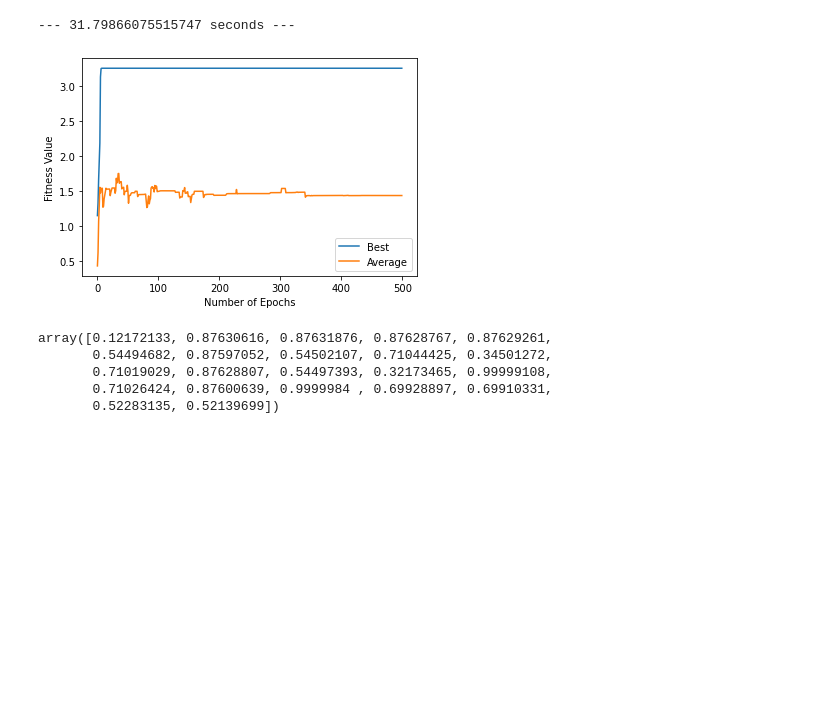
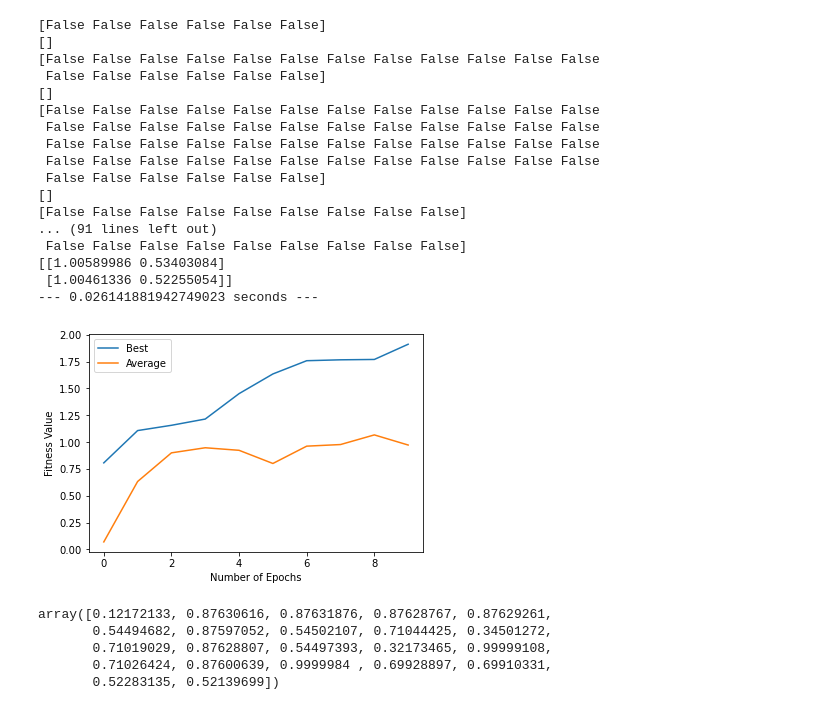
Before and after one commit to pdcos/evolutionary_algorithms, a Jupyter notebook: notebooks/optainet_loop.ipynb, the cells around one changed output. Drawn from its saved outputs; the diff is of its cells as text; code cells hidden in the pictures; blank space fills up the shorter version.

```diff
--- a/notebooks/optainet_loop.ipynb
+++ b/notebooks/optainet_loop.ipynb
@@ -137,6 +137,9 @@ class OptAiNet():
 
         self.max_fitness = self.curr_f_max
         self.min_fitness = self.curr_f_min
+        if self.max_fitness == 0:
+            self.max_fitness = 0.01
+
         # if self.max_fitness < self.curr_f_max:
         #     self.max_fitness = self.curr_f_max
         # if self.min_fitness > self.curr_f_min:
@@ -303,38 +306,54 @@ class OptAiNet():
             #     break
             self.add_newcomers()
             self.fitness_evaluation()
         print("--- %s seconds ---" % (time.time() - start_time))
         return self.best_ind
 
     def plot(self):
         plt.plot(self.best_ind_list, label="Best")
         plt.plot(self.avg_ind_list, label="Average")
         plt.xlabel("Number of Epochs")
         plt.ylabel("Fitness Value")
         plt.legend()
         plt.show()
 
 
 
 opt_ai_net = OptAiNet(
-                num_epochs=500,
-                pop_size=20,
-                Nc=10,
+                num_epochs=10,
+                pop_size=2,
+                Nc=2,
                 chrom_length=2,
                 clone_threshold=0.1,
                 supression_threshold=0.2,
                 newcomers_percentage=0.4,
                 beta=100,
                 value_ranges=[(-1,2), (-1,2)],
                 fitness_func=multi_function,
                 maintain_history=True
             )
 
 best_solutions = opt_ai_net.fit()
 opt_ai_net.plot()
 # %% [output]
---- 31.79866075515747 seconds ---
+[False False False False False False]
+[]
+[False False False False False False False False False False False False
+ False False False False False False]
+[]
+[False False False False False False False False False False False False
+ False False False False False False False False False False False False
+ False False False False False False False False False False False False
+ False False False False False False False False False False False False
+ False False False False False False]
+[]
+[False False False False False False False False False]
+... (91 lines left out)
+ False False False False False False False False False]
+[[1.00589986 0.53403084]
+ [1.00461336 0.52255054]]
+--- 0.026141881942749023 seconds ---
-[figure, old version]
+[figure, new version]
 # %%
 best_solutions.max(axis=1)
 # %% [output]
```
Also changed, not shown: 2 other files.
